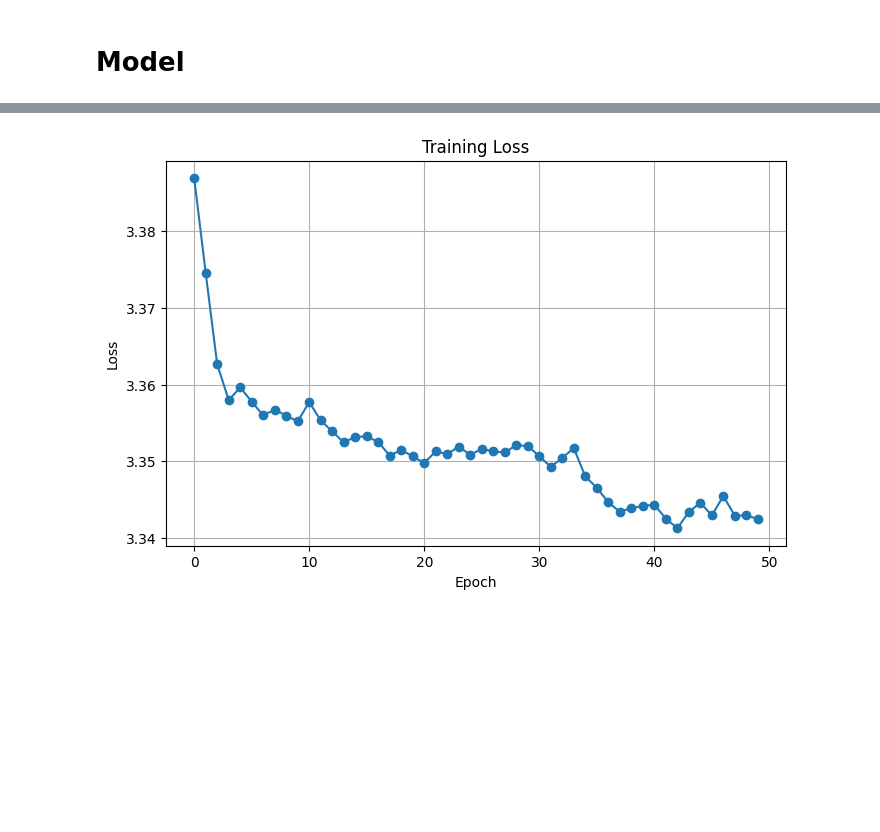
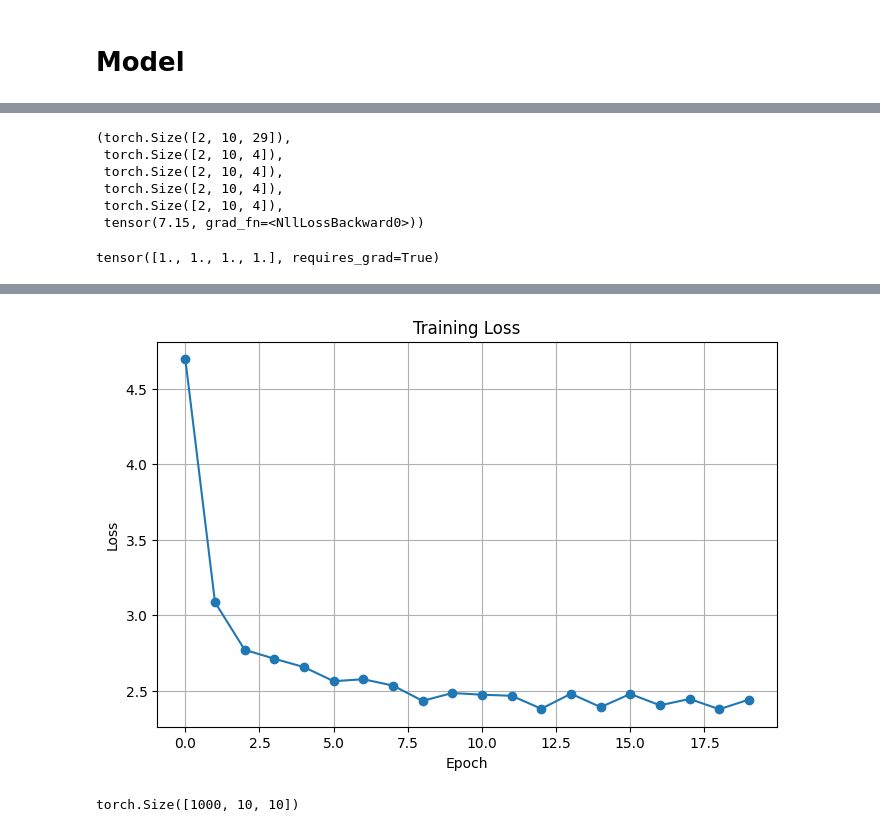
Before and after one commit to rushikesh-katkar/transformer, a Jupyter notebook: notebooks/nb_v1.ipynb, the cells around one changed output, grey strips where cells are left out. Saved outputs shown, nothing was run; the diff lists cells and outputs as text; code cells hidden in the pictures; blank space fills up the shorter version.

```diff
--- a/notebooks/nb_v1.ipynb
+++ b/notebooks/nb_v1.ipynb
@@ -142,3 +191,16 @@ NameError: name 'X_tensor' is not defined
+# %%
+x4.shape , x3.shape, x2.shape, x1.shape, x0.shape, loss
+# %% [output]
+(torch.Size([2, 10, 29]),
+ torch.Size([2, 10, 4]),
+ torch.Size([2, 10, 4]),
+ torch.Size([2, 10, 4]),
+ torch.Size([2, 10, 4]),
+ tensor(7.15, grad_fn=<NllLossBackward0>))
+# %%
+torch.ones(d_model, requires_grad= True)
+# %% [output]
+tensor([1., 1., 1., 1.], requires_grad=True)
 # %%
 import torch
 import torch.nn as nn
@@ -149,39 +211,35 @@ import matplotlib.pyplot as plt
 seq_len    = 10
 vocab_size = 29
 d_model    = 16
-num_epochs = 5000
-learning_rate = 0.0001
+num_epochs = 10000
+learning_rate = 0.001
 
 
 emb        = Embeddings(vocab_size = vocab_size, d_model= d_model, max_len= seq_len)
-multiHeadLayer = multiHeads(num_heads = 2,
+
+multiHeadLayer = multiHeads(num_heads = 4,
                             d_model   = d_model,
                             max_len   = seq_len)
 rc = residualConnection()
 FFN = feedForward(d_model = d_model, max_len = seq_len, vocab_size = vocab_size)
-
-# --- Assume these are your prepared training examples ---
-# X: list of tensors (B, T)
-# Y: list of tensors (B, T)
-# Convert to tensors
-X_tensor = torch.stack(X)  # shape: (B, T)
-Y_tensor = torch.stack(Y)  # shape: (B, T)
+L1  = LayerNorm(d_model, seq_len)
 
 # --- Loss and optimizer ---
 loss_fn = nn.CrossEntropyLoss()
 optimizer = optim.Adam(emb.parameters() +
                     #    multiHeadLayer.parameters() +
-                       FFN.parameters(),
+                       FFN.parameters() + L1.parameters(),
                        lr=learning_rate)
 # %%
-
 # --- Training loop ---
 loss_history = []
+# learning_rate = 0.0001
+
 
 for epoch in range(num_epochs):
     optimizer.zero_grad()
 
-    idx  = random.sample(range(len(words)), 5000)
+    idx  = random.sample(range(len(words)), 1000)
 
     X_idx = X_tensor[idx].squeeze(1)
     Y_idx = Y_tensor[idx].squeeze(1)
@@ -191,24 +249,37 @@ for epoch in range(num_epochs):
     x0 = emb(X_idx)
     x1 = multiHeadLayer(x0)
     x2 = rc(x0, x1)
-    x3 = FFN(x2)
+    x3 = L1(x2)
+    x4 = FFN(x3)
+    logits = x4
+    targets = Y_idx
+    ## Loss on all tokens -------- OPTION A
 
-    logits = x3
-    targets = Y_idx
 
-    # Compute loss
-    loss = loss_fn(
-        logits.view(-1, logits.size(-1)),  # (B*T, V)
-        targets.view(-1)                    # (B*T)
-    )
+
+    # # Compute loss
+    # loss = loss_fn(
+    #     logits.view(-1, logits.size(-1)),  # (B*T, V)
+    #     targets.view(-1)                    # (B*T)
+    # )
+
+    ## Loss on just revealed mask ------ OPTION B
+
+    mask = (X_idx == 28) & (Y_idx <= 26)
+
+    mask_flat = mask.view(-1)
+
+    masked_logits = logits.view(-1, logits.size(-1))[mask_flat]
+    masked_targets = targets.view(-1)[mask_flat]
+
+    loss = loss_fn(masked_logits, masked_targets)
 
     # Backward pass
     loss.backward()
     optimizer.step()
 
 
-
-    if (epoch + 1) % 100 == 0:
+    if (epoch + 1) % 500 == 0:
         print(f"Epoch [{epoch+1}/{num_epochs}], Loss: {loss.item():.4f}")
         loss_history.append(loss.item())
 
@@ -241,4 +315,6 @@ Epoch [5000/5000], Loss: 3.3425
-[figure, old version]
+[figure, new version]
 # %%
-len(x1), x1[0].shape, x1[1].shape
+x0.shape
+# %% [output]
+torch.Size([1000, 10, 10])
 # %%
```
Also changed, not shown: parts of 21 cells of this notebook.
